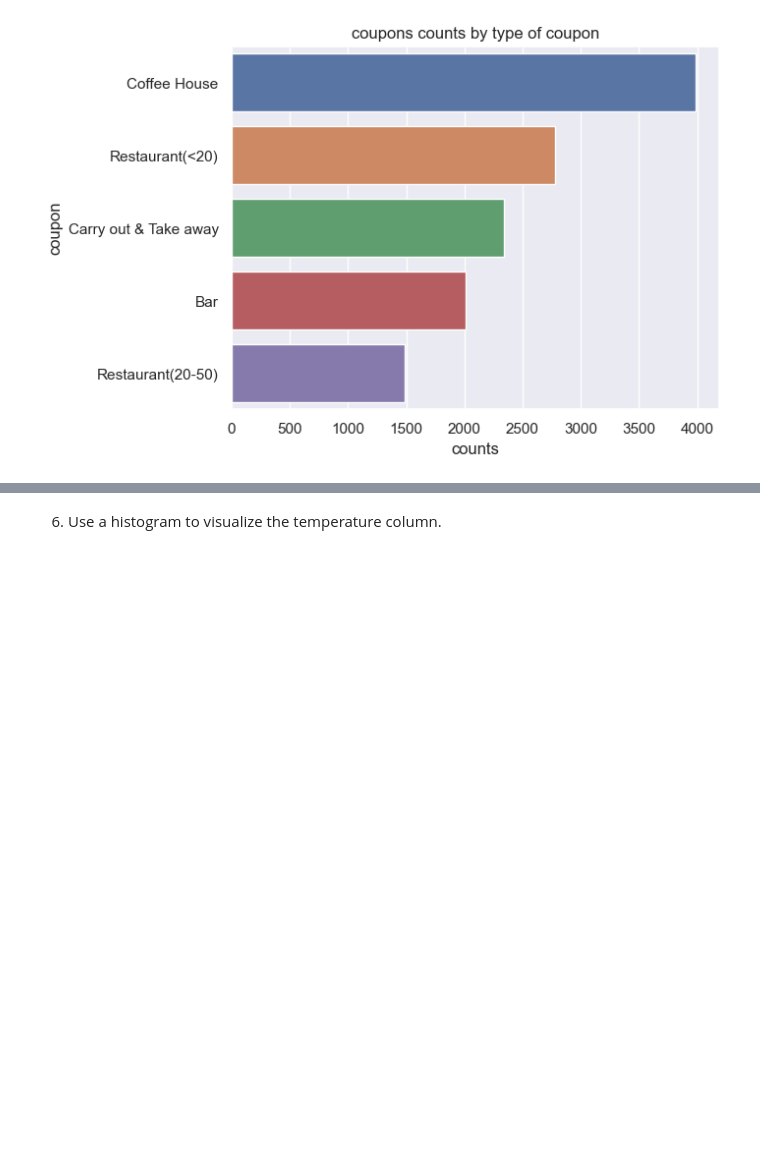
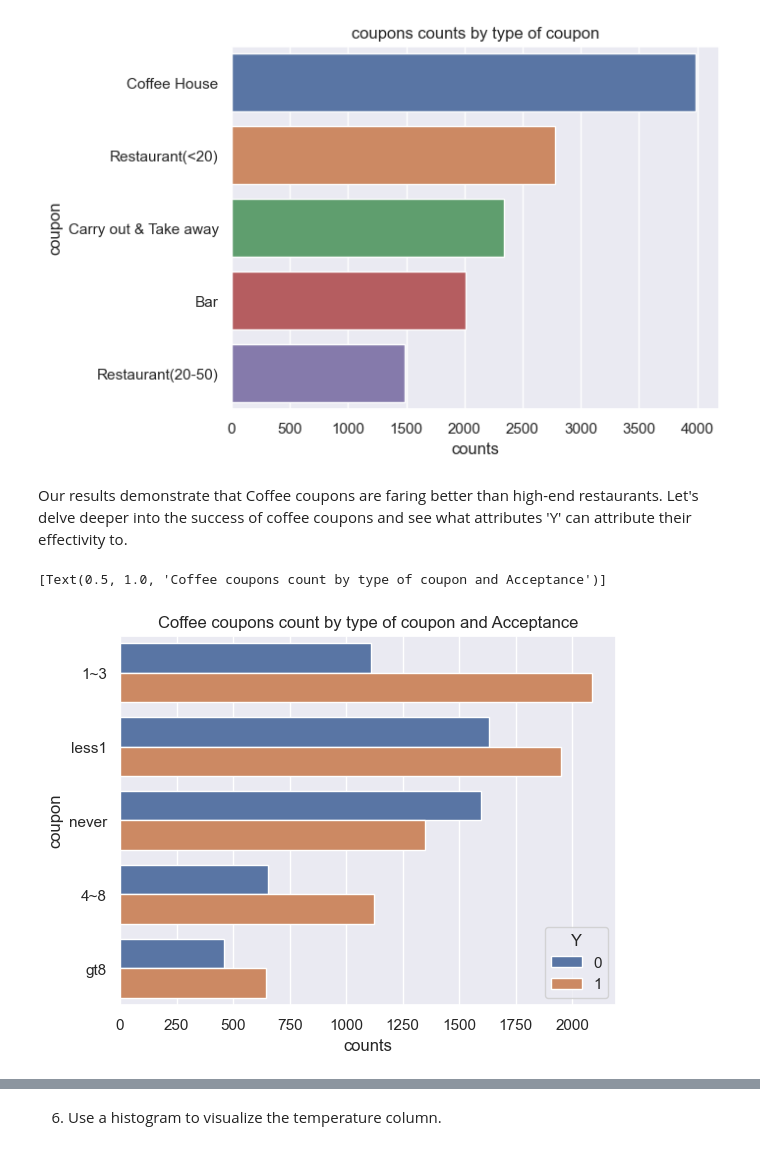
Before and after one commit to rvadavia/Testing-Git-for-UBC--ML, a Jupyter notebook: Assignment 5.1.ipynb, the cells around one changed output, grey strips where cells are left out. Cells and saved outputs as stored; diff of their text form; code cells hidden in the pictures; blank space fills up the shorter version.

```diff
--- a/Assignment 5.1.ipynb
+++ b/Assignment 5.1.ipynb
@@ -99,0 +119,8 @@ data.head()
+# %%
+data['Bar']=data['Bar'].fillna(data['Bar'].value_counts().index[0])
+data['CoffeeHouse']=data['CoffeeHouse'].fillna(data['CoffeeHouse'].value_counts().index[0])
+data['CarryAway']=data['CarryAway'].fillna(data['CarryAway'].value_counts().index[0])
+data['RestaurantLessThan20']=data['RestaurantLessThan20'].fillna(data['RestaurantLessThan20'].value_counts().index[0])
+data['Restaurant20To50']=data['Restaurant20To50'].fillna(data['Restaurant20To50'].value_counts().index[0])
+CleanData = data.drop(["car"], axis = 1)
+CleanData.corr(method ='pearson',numeric_only=True)
@@ -99,0 +139,3 @@ data.head()
+# %%
+FinalData = CleanData.drop(["toCoupon_GEQ5min","direction_opp"], axis = 1)
+FinalData.corr(method ='pearson',numeric_only=True)
@@ -208,3 +171,16 @@ sns.barplot(data=BarData, x="counts", y="coupon").set(title='coupons counts by t
 # %% [output]
 [Text(0.5, 1.0, 'coupons counts by type of coupon')]
 [figure]
+# %% [markdown]
+Our results demonstrate that Coffee coupons are faring better than high-end restaurants. Let's delve deeper into the success of coffee coupons and see what attributes 'Y' can attribute their effectivity to.
+# %%
+
+Coffee_Coupons_Y = FinalData[["CoffeeHouse","Y"]]
+Coffee_Coupons_Y = Coffee_Coupons_Y.value_counts()
+Coffee_Coupons_Y = Coffee_Coupons_Y.reset_index()
+Coffee_Coupons_Y.columns = ['coupon','Y','counts']
+Coffee_Coupons_Y
+sns.barplot(data=Coffee_Coupons_Y, x="counts", y="coupon", hue= "Y" ) .set(title='Coffee coupons count by type of coupon and Acceptance')
+# %% [output]
+[Text(0.5, 1.0, 'Coffee coupons count by type of coupon and Acceptance')]
+[figure, added]
```
Also changed, not shown: parts of 44 cells of this notebook.
